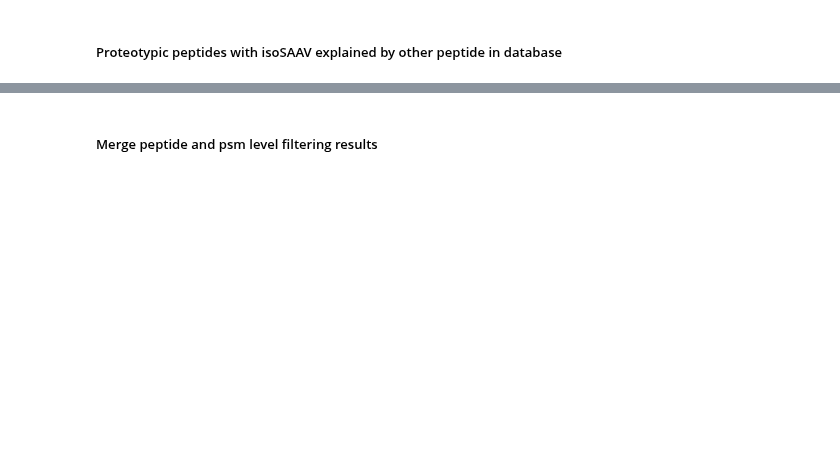
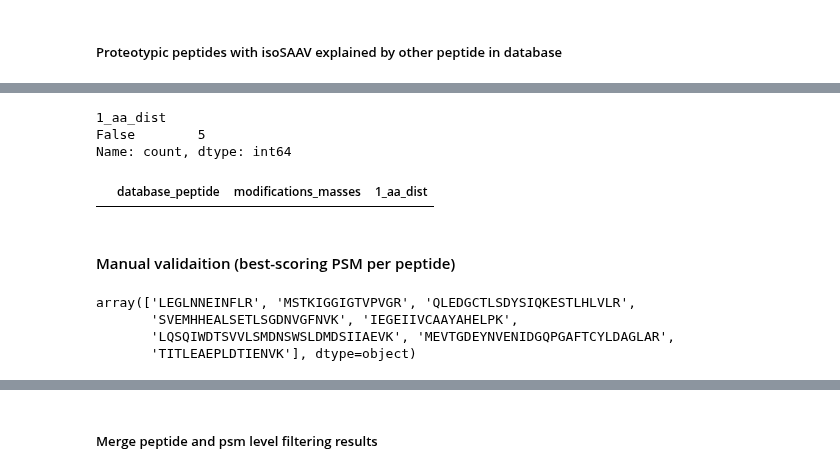
Before and after one commit to CompOmics/oui-discovery, a Jupyter notebook: oui-discovery-vv/explore-3-ionbot-open-noncanon-hpp.ipynb, the cells around one changed output, grey strips where cells are left out. Saved outputs shown, nothing was run; the diff lists cells and outputs as text; code cells hidden in the pictures; blank space fills up the shorter version.

```diff
--- a/oui-discovery-vv/explore-3-ionbot-open-noncanon-hpp.ipynb
+++ b/oui-discovery-vv/explore-3-ionbot-open-noncanon-hpp.ipynb
@@ -419,3 +448,10 @@ hpp_countdown=track_hpp_countdown(hpp_countdown, "2pep1", psmpep_prnc_pepfilt, p
 #### PSM level
 # %% [markdown]
 ##### Proteotypic peptides with isoSAAV explained by gnomAD
+# %%
+#manualy checked which peptides with isosaav have missence variants in population
+# exclude this
+exclude = ['LVQDVANNTNEETGDGPTTATVLAR','MGGITAITFNQSLLSPLNLEVDPNIQAVR']
+psmpep_prnc_pepfilt = psmpep_prnc_pepfilt[~psmpep_prnc_pepfilt.database_peptide.isin(exclude)]
+psmpep_prnc_pepfilt=is_2pep(psmpep_prnc_pepfilt)
+hpp_countdown=track_hpp_countdown(hpp_countdown, "2pep1_isosaav", psmpep_prnc_pepfilt, psmpep_prnc)
@@ -424,12 +480,12 @@ hpp_countdown=track_hpp_countdown(hpp_countdown, "2pep1", psmpep_prnc_pepfilt, p
 # %%
 #check that substitution location is on expected residue
 
-comb_datasets_ncun_pepfilt_psmisosub["isSubAA"]=np.nan
-comb_datasets_ncun_pepfilt_psmisosub["isSubMass"]=np.nan
-for i, row in comb_datasets_ncun_pepfilt_psmisosub[comb_datasets_ncun_pepfilt_psmisosub.isSubstitution].iterrows():
+psmpep_prnc_pepfilt["isSubAA"]=np.nan
+psmpep_prnc_pepfilt["isSubMass"]=np.nan
+for i, row in psmpep_prnc_pepfilt[psmpep_prnc_pepfilt.isSubstitution].iterrows():
     modifications_masses=row.modifications_masses
     for pos, aa, mass in modifications_masses:
         info=unimod_df_subs[unimod_df_subs.mono_mass==mass]
         if len(info[info.residues.str.contains(aa)]):
-            comb_datasets_ncun_pepfilt_psmisosub.loc[i,["isSubAA","isSubMass"]]=[aa,mass]
-print("number of peptides with expected PTM-residue pair",comb_datasets_ncun_pepfilt_psmisosub[comb_datasets_ncun_pepfilt_psmisosub.isSubstitution].isSubAA.isna().value_counts())
+            psmpep_prnc_pepfilt.loc[i,["isSubAA","isSubMass"]]=[aa,mass]
+print("number of peptides with expected PTM-residue pair",psmpep_prnc_pepfilt[psmpep_prnc_pepfilt.isSubstitution].isSubAA.isna().value_counts())
@@ -451,10 +534,17 @@ for i, row in comb_datasets_ncun_pepfilt_psmisosub[comb_datasets_ncun_pepfilt_ps
 # %%
-#how many non-canonical proteorypic peptides with isoSAAV can be explained by canonical peptide in database
-comb_datasets_ncun_pepfilt_psmisosub.loc[comb_datasets_ncun_pepfilt_psmisosub.isSubstitution][["1_aa_dist"]].value_counts()
+#how many non-canonical proteorypic peptides with isoSAAV can be explained by canonical or shared peptide in database
+psmpep_prnc_pepfilt.loc[psmpep_prnc_pepfilt.isSubstitution][["1_aa_dist"]].value_counts() # none
+# %% [output]
+1_aa_dist
+False        5
+Name: count, dtype: int64
 # %%
 # how many peptides had non-expected residue location with substitution, but found SAAV canonical peptide
-comb_datasets_ncun_pepfilt_psmisosub[(comb_datasets_ncun_pepfilt_psmisosub.isSubstitution)&(
-    comb_datasets_ncun_pepfilt_psmisosub["1_aa_dist"]!=False)&(comb_datasets_ncun_pepfilt_psmisosub.isSubAA.isna())][["database_peptide","modifications_masses","1_aa_dist"]]
+psmpep_prnc_pepfilt[(psmpep_prnc_pepfilt.isSubstitution)&(
+    psmpep_prnc_pepfilt["1_aa_dist"]!=False)&(psmpep_prnc_pepfilt.isSubAA.isna())][["database_peptide","modifications_masses","1_aa_dist"]]
 #acetylation, with substitutions in S->T ; G->A ; V->I ; but different location
 #how do we treat this instanses???
 #If location is predicted diferent, but peptide mass is very similar, then it is a question of location prediction quality aka spectra qc
+# so leave them for manual asessment
+# %% [output]
+|  | database_peptide | modifications_masses | 1_aa_dist |
@@ -460,0 +555,9 @@ comb_datasets_ncun_pepfilt_psmisosub[(comb_datasets_ncun_pepfilt_psmisosub.isSub
+# %% [markdown]
+#### Manual validaition (best-scoring PSM per peptide)
+# %%
+psmpep_prnc_pepfilt.database_peptide.unique()
+# %% [output]
+array(['LEGLNNEINFLR', 'MSTKIGGIGTVPVGR', 'QLEDGCTLSDYSIQKESTLHLVLR',
+       'SVEMHHEALSETLSGDNVGFNVK', 'IEGEIIVCAAYAHELPK',
+       'LQSQIWDTSVVLSMDNSWSLDMDSIIAEVK', 'MEVTGDEYNVENIDGQPGAFTCYLDAGLAR',
+       'TITLEAEPLDTIENVK'], dtype=object)
```
Also changed, not shown: parts of 18 cells of this notebook, 38 other files.
